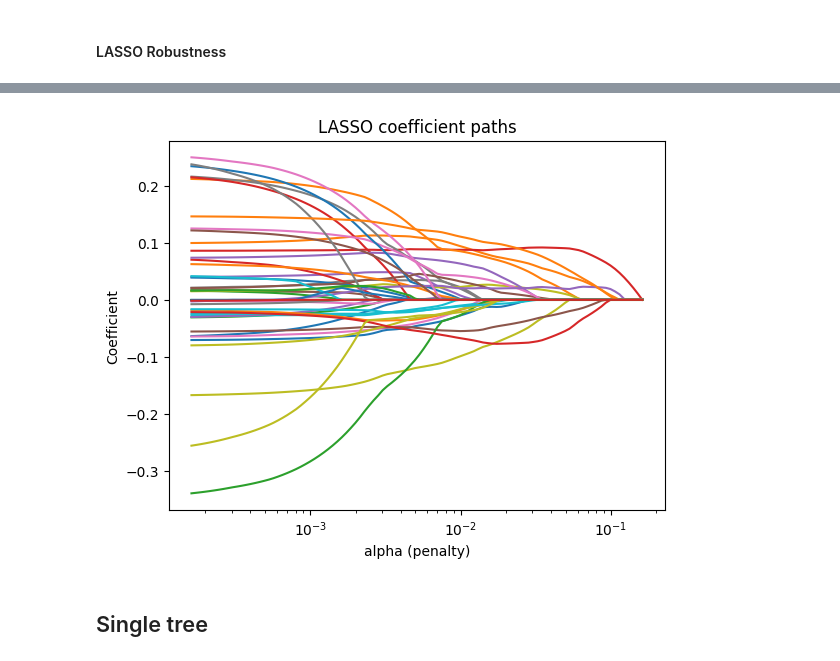
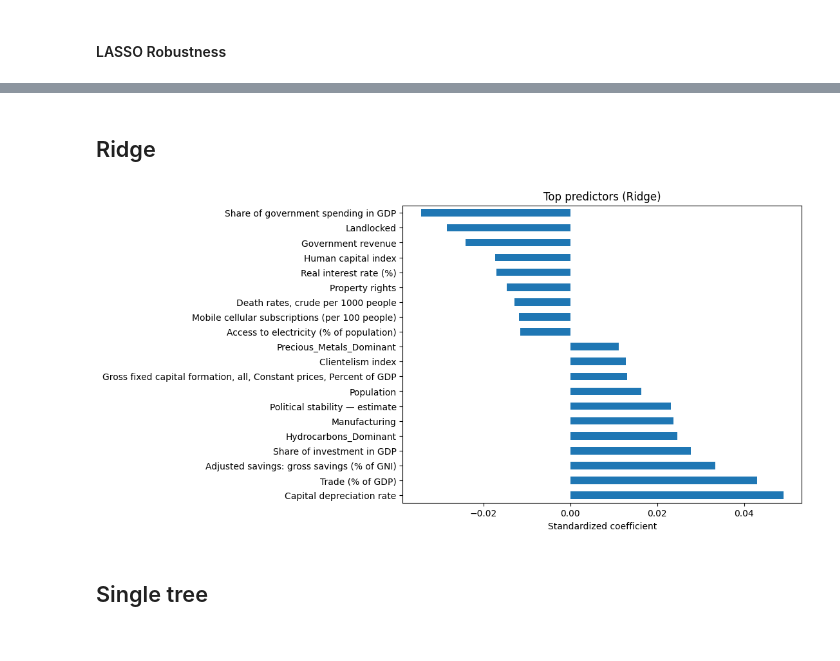
Before and after one commit to AyaanTigdikar/Capstone, a Jupyter notebook: code/4_LASSO_RF.ipynb, the cells around one changed output, grey strips where cells are left out. Drawn from its saved outputs; the diff is of its cells as text; code cells hidden in the pictures.

Commit message:
3_LASSO_RF update

```diff
--- a/code/4_LASSO_RF.ipynb
+++ b/code/4_LASSO_RF.ipynb
@@ -387,23 +400,39 @@ Urban population (% of total population)                               0.02
 dtype: float64
-# %%
-# 2) Different penalty values (lambda values)
-alphas = lasso_cv.alphas_
-coefs = []
-
-for a in alphas:
-    model = Lasso(alpha=a, max_iter=10000)
-    model.fit(X_scaled, y)
-    coefs.append(model.coef_)
-
-coef_path = pd.DataFrame(coefs, columns=feature_names, index=alphas)
-
-coef_path.plot(logx=True, legend=False)
-plt.xlabel("alpha (penalty)")
-plt.ylabel("Coefficient")
-plt.title("LASSO coefficient paths")
-plt.show()
-# %% [output]
-[figure, removed]
+# %% [markdown]
+## Ridge
+# %%
+# ----------------------------
+# 5. RIDGE with cross-validation
+# ----------------------------
+ridge_cv = RidgeCV(
+    alphas=np.logspace(-4, 4, 100),
+    cv=10
+)
+ridge_cv.fit(X_scaled, y)
+
+# ----------------------------
+# 6. Extract coefficients
+# ----------------------------
+coef = pd.Series(ridge_cv.coef_, index=feature_names)
+
+# ----------------------------
+# 7. Rank predictors by importance
+# ----------------------------
+ranked = coef.abs().sort_values(ascending=False)
+
+# ----------------------------
+# 8. Optional: Plot top coefficients
+# ----------------------------
+top_k = 20  # change if needed
+
+plt.figure(figsize=(8, 6))
+coef.loc[ranked.index[:top_k]].sort_values().plot(kind='barh')
+plt.title("Top predictors (Ridge)")
+plt.xlabel("Standardized coefficient")
+plt.gca().invert_yaxis()
+plt.show()
+# %% [output]
+[figure, added]
 # %% [markdown]
 ## Single tree
 # %%
```
Also changed, not shown: parts of 7 cells of this notebook.
